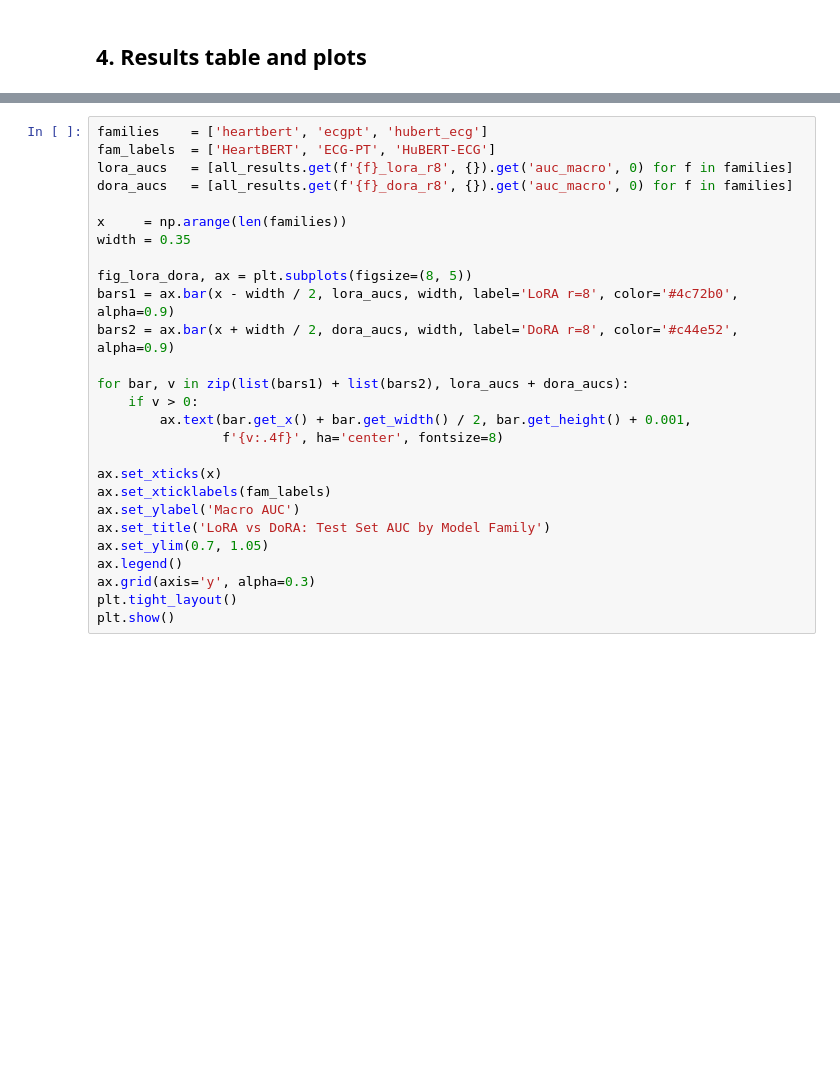
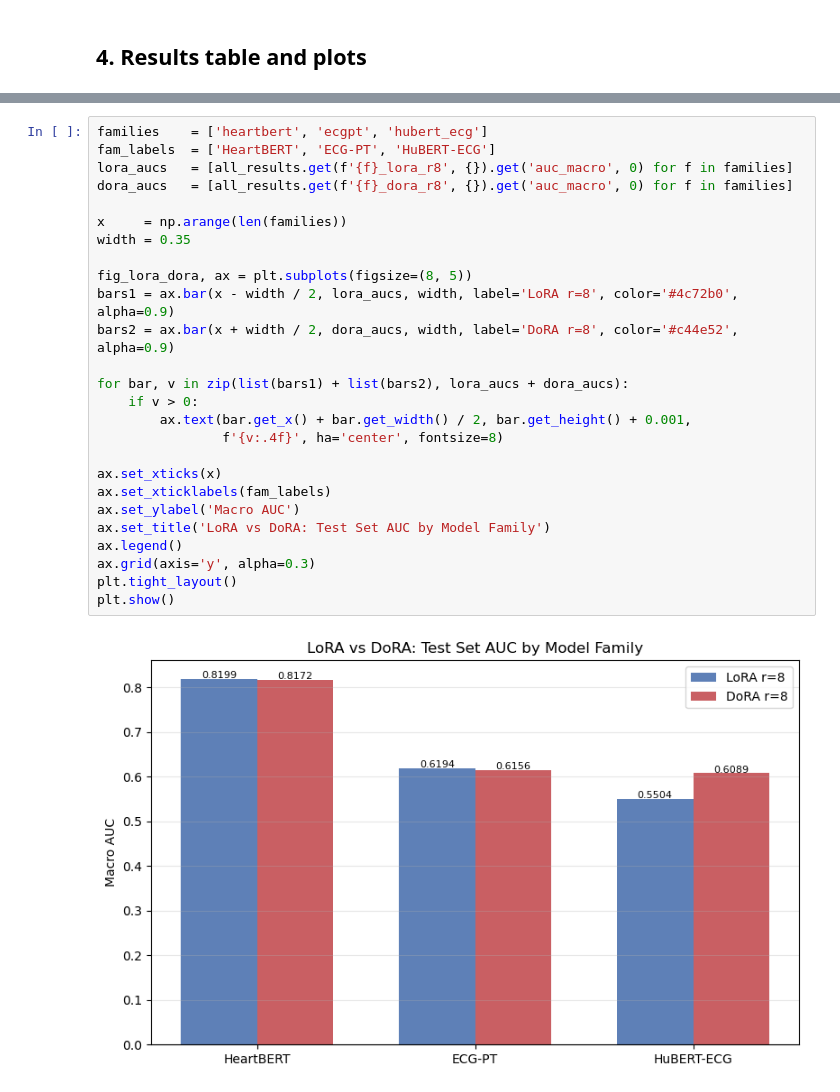
Before and after one commit to teodora-taleska/biosignal-xai, a Jupyter notebook: notebooks/05_model_comparison.ipynb, the cells around one changed output, grey strips where cells are left out. Drawn from its saved outputs; the diff is of its cells as text; blank space fills up the shorter version.

```diff
--- a/notebooks/05_model_comparison.ipynb
+++ b/notebooks/05_model_comparison.ipynb
@@ -404,30 +447,31 @@ plt.show()
 # %%
 families    = ['heartbert', 'ecgpt', 'hubert_ecg']
 fam_labels  = ['HeartBERT', 'ECG-PT', 'HuBERT-ECG']
 lora_aucs   = [all_results.get(f'{f}_lora_r8', {}).get('auc_macro', 0) for f in families]
 dora_aucs   = [all_results.get(f'{f}_dora_r8', {}).get('auc_macro', 0) for f in families]
 
 x     = np.arange(len(families))
 width = 0.35
 
 fig_lora_dora, ax = plt.subplots(figsize=(8, 5))
 bars1 = ax.bar(x - width / 2, lora_aucs, width, label='LoRA r=8', color='#4c72b0', alpha=0.9)
 bars2 = ax.bar(x + width / 2, dora_aucs, width, label='DoRA r=8', color='#c44e52', alpha=0.9)
 
 for bar, v in zip(list(bars1) + list(bars2), lora_aucs + dora_aucs):
     if v > 0:
         ax.text(bar.get_x() + bar.get_width() / 2, bar.get_height() + 0.001,
                 f'{v:.4f}', ha='center', fontsize=8)
 
 ax.set_xticks(x)
 ax.set_xticklabels(fam_labels)
 ax.set_ylabel('Macro AUC')
 ax.set_title('LoRA vs DoRA: Test Set AUC by Model Family')
-ax.set_ylim(0.7, 1.05)
 ax.legend()
 ax.grid(axis='y', alpha=0.3)
 plt.tight_layout()
 plt.show()
+# %% [output]
+[figure, added]
 # %%
 MARKERS = {
     'fcn_wang_baseline':  ('o', 'FCN-Wang (all params)'),
```
Also changed, not shown: parts of 12 cells of this notebook, 5 other files.
